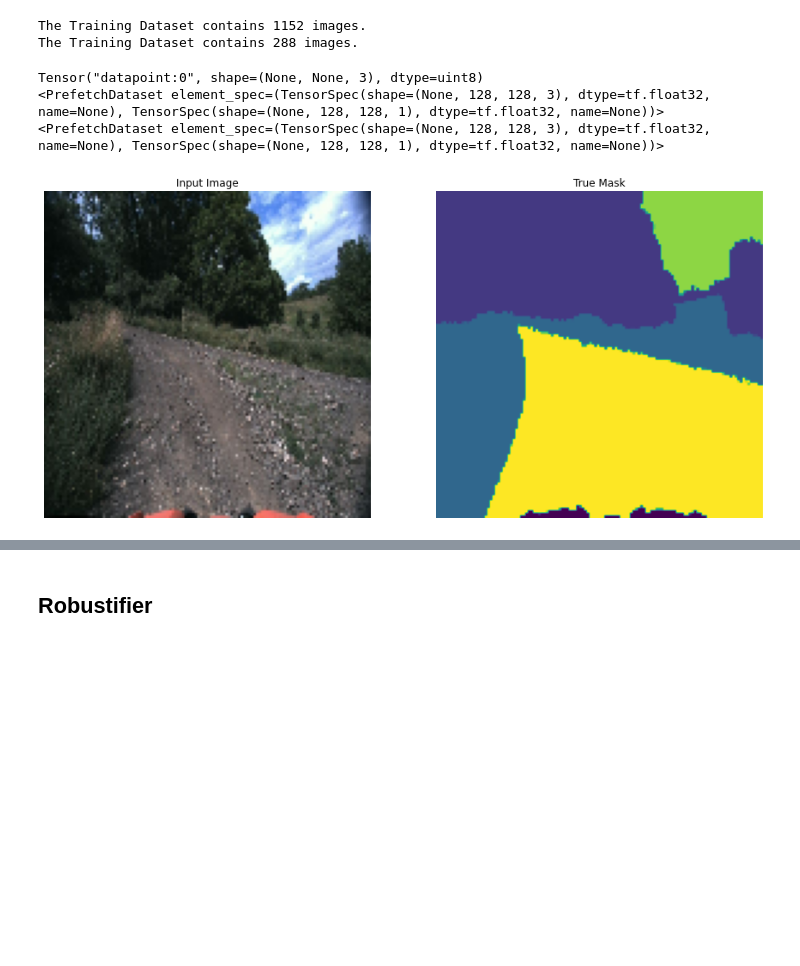
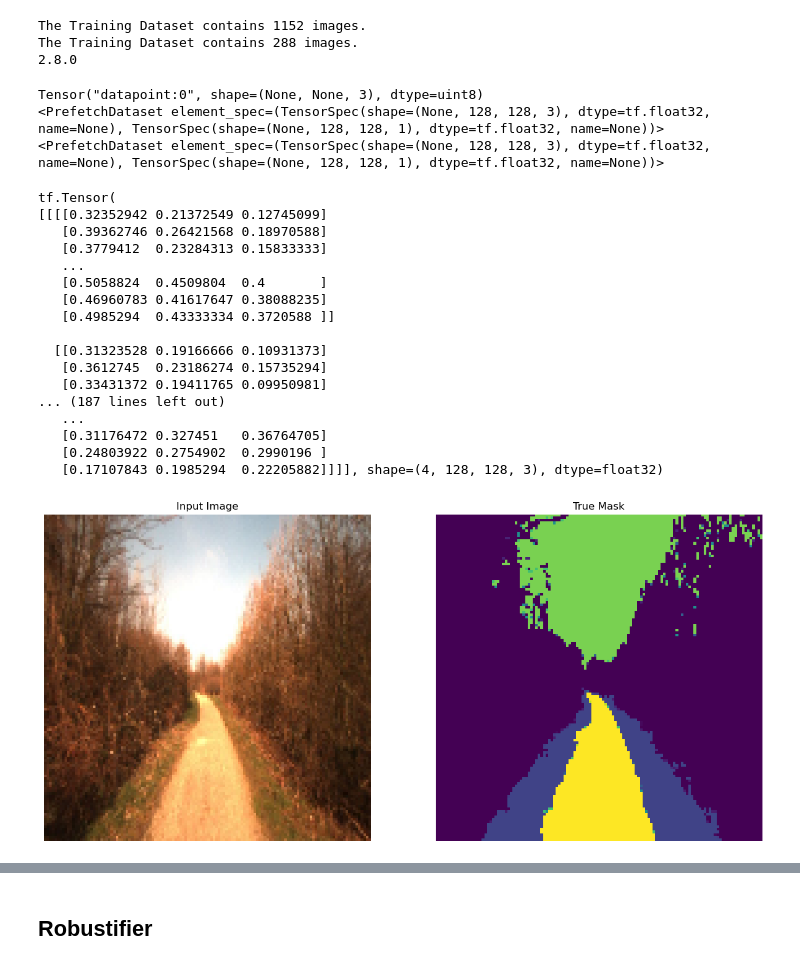
Before and after one commit to rohtkumar/adversarial_attacks_on_segmentation, a Jupyter notebook: notebooks/Model_attack.ipynb, the cells around one changed output, grey strips where cells are left out. Drawn from its saved outputs; the diff is of its cells as text; code cells hidden in the pictures; blank space fills up the shorter version.

```diff
--- a/notebooks/Model_attack.ipynb
+++ b/notebooks/Model_attack.ipynb
@@ -83,7 +85,7 @@ model = sm.Unet(BACKBONE ,input_shape=(128, 128, 3),classes=10,activation='softm
 # %%
 model.summary()
 # %%
-model.load_weights("../data/best_efficientnetb3_unet.h5")
+model.load_weights("../data/best_efficientnetb3_unet1.h5")
 # %%
 def parse_image(img_path: str) -> dict:
     """Load an image and its annotation (mask) and returning
@@ -225,9 +220,11 @@ VALSET_SIZE= len(test_dataset)
 
 print(f"The Training Dataset contains {TRAINSET_SIZE} images.")
 print(f"The Training Dataset contains {VALSET_SIZE} images.")
+print(tf.__version__)
 # %% [output]
 The Training Dataset contains 1152 images.
 The Training Dataset contains 288 images.
+2.8.0
 # %%
 IMG_SIZE=128
 BATCH_SIZE = 4 #32
@@ -257,6 +254,13 @@ Tensor("datapoint:0", shape=(None, None, 3), dtype=uint8)
 <PrefetchDataset element_spec=(TensorSpec(shape=(None, 128, 128, 3), dtype=tf.float32, name=None), TensorSpec(shape=(None, 128, 128, 1), dtype=tf.float32, name=None))>
 <PrefetchDataset element_spec=(TensorSpec(shape=(None, 128, 128, 3), dtype=tf.float32, name=None), TensorSpec(shape=(None, 128, 128, 1), dtype=tf.float32, name=None))>
 # %%
+class DisplayCallback(tf.keras.callbacks.Callback):
+    def epoch_end(self, epoch, logs=None):
+        clear_ouput(wait=True)
+        show_predictions()
+        print('Sample Predictions {}\n'.format(epoch+1))
+
+
 def display_sample(display_list):
     """Show side-by-side an input image,
     the ground truth and the prediction.
@@ -278,33 +282,55 @@ def show_predictions(dataset=None, num=1):
 
     Parameters
     ----------
     dataset : [type], optional
         [Input dataset, by default None
     num : int, optional
         Number of sample to show, by default 1
     """
     if dataset:
         for image, mask in dataset.take(num):
             pred_mask = model.predict(image)
-            display_sample([image[0], true_mask, create_mask(pred_mask)])
+            pred_mask = tf.argmax(pred_mask, axis=-1)
+            pred_mask = tf.expand_dims(pred_mask, axis=-1)
+            display_sample([image[0], true_mask, pred_mask])
     else:
         # The model is expecting a tensor of the size
         # [BATCH_SIZE, IMG_SIZE, IMG_SIZE, 3]
         # but sample_image[0] is [IMG_SIZE, IMG_SIZE, 3]
         # and we want only 1 inference to be faster
         # so we add an additional dimension [1, IMG_SIZE, IMG_SIZE, 3]
         one_img_batch = sample_image[0][tf.newaxis, ...]
         # one_img_batch -> [1, IMG_SIZE, IMG_SIZE, 3]
         inference = model.predict(one_img_batch)
         # inference -> [1, IMG_SIZE, IMG_SIZE, N_CLASS]
-        pred_mask = create_mask(inference)
+        inference = tf.argmax(inference, axis=-1)
+        pred_mask = tf.expand_dims(inference, axis=-1)
+#         pred_mask = create_mask(inference)
         # pred_mask -> [1, IMG_SIZE, IMG_SIZE, 1]
         display_sample([sample_image[0], sample_mask[0],
                         pred_mask[0]])
 for image, mask in dataset['train'].take(1):
     sample_image, sample_mask = image, mask
+    print(sample_image)
 
 # print(sample_image)
 display_sample([sample_image[0], sample_mask[0]])
 # %% [output]
+tf.Tensor(
+[[[[0.32352942 0.21372549 0.12745099]
+   [0.39362746 0.26421568 0.18970588]
+   [0.3779412  0.23284313 0.15833333]
+   ...
+   [0.5058824  0.4509804  0.4       ]
+   [0.46960783 0.41617647 0.38088235]
+   [0.4985294  0.43333334 0.3720588 ]]
+
+  [[0.31323528 0.19166666 0.10931373]
+   [0.3612745  0.23186274 0.15735294]
+   [0.33431372 0.19411765 0.09950981]
+... (187 lines left out)
+   ...
+   [0.31176472 0.327451   0.36764705]
+   [0.24803922 0.2754902  0.2990196 ]
+   [0.17107843 0.1985294  0.22205882]]]], shape=(4, 128, 128, 3), dtype=float32)
-[figure, old version]
+[figure, new version]
```
Also changed, not shown: parts of 9 cells of this notebook, 6 other files.
